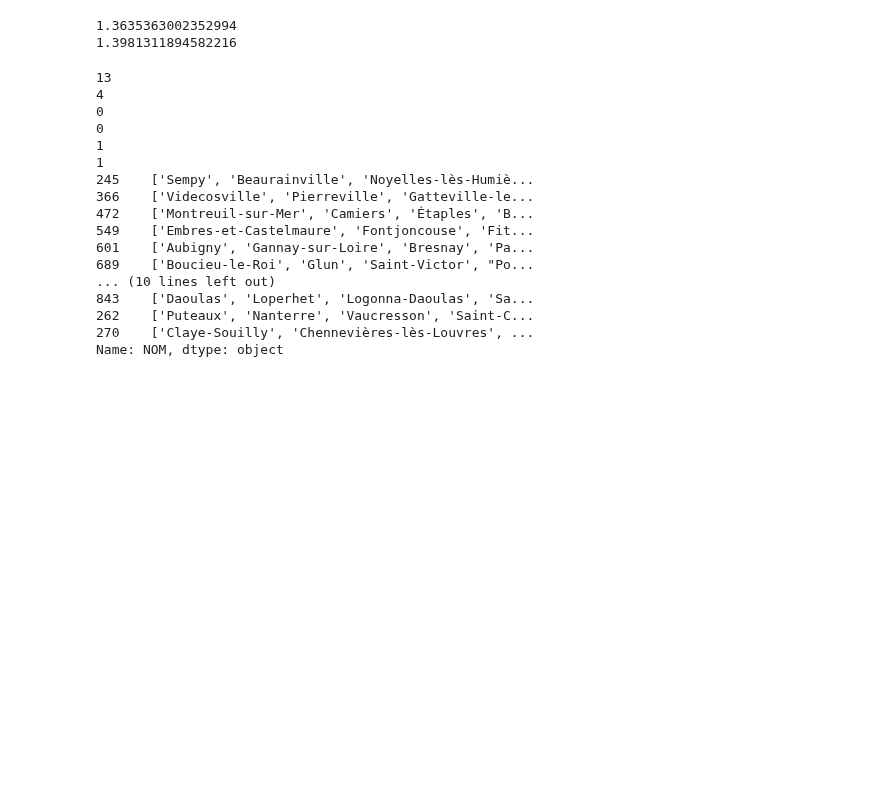
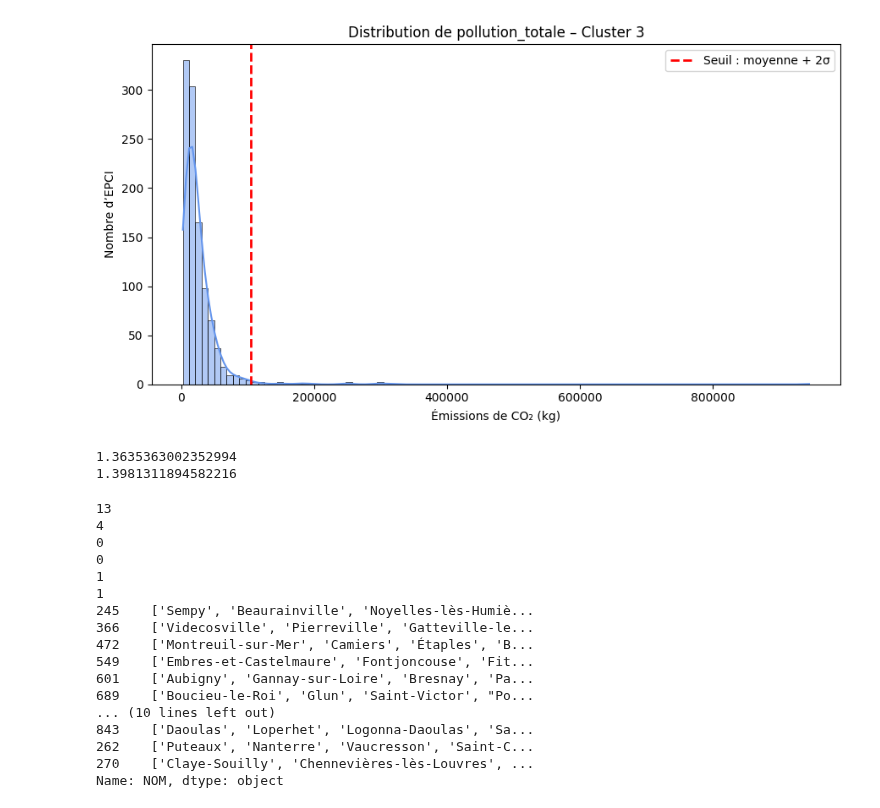
Before and after one commit to Qntouille/statapp, a Jupyter notebook: emission_politiques.ipynb, the cells around one changed output. Cells and saved outputs as stored; diff of their text form; code cells hidden in the pictures; blank space fills up the shorter version.

Commit message:
graphes répartition pollution clusters

```diff
--- a/emission_politiques.ipynb
+++ b/emission_politiques.ipynb
@@ -106,6 +108,53 @@ epci_features['pollution_flux_jaunes'] = (
 
 epci_features['pollution_totale'] = (
     epci_features['pollution_flux_rouges'] + epci_features['pollution_flux_jaunes'])
+# %%
+# Répartition dans cluster 3 pour voir si à peu près gaussienne
+
+def plot_distribution_cluster(df, cluster_id, col='pollution_totale', bins=100):
+    """
+    Affiche la distribution des émissions dans un cluster donné :
+    - histogramme + densité KDE
+    - seuil en moyenne + 2 * écart-type
+    """
+    import seaborn as sns
+    import matplotlib.pyplot as plt
+
+    subset = df[df['cluster'] == cluster_id]
+
+    if subset.empty:
+        print(f"Aucun EPCI dans le cluster {cluster_id}")
+        return
+
+    # Calcul des statistiques
+    moyenne = subset[col].mean()
+    ecart_type = subset[col].std()
+    seuil = moyenne + 2 * ecart_type
+
+    # Affichage
+    plt.figure(figsize=(9, 5))
+    sns.histplot(
+        data=subset,
+        x=col,
+        kde=True,
+        bins=bins,
+        color='cornflowerblue',
+        edgecolor='black'
+    )
+
+    # Ligne verticale à seuil
+    plt.axvline(seuil, color='red', linestyle='--', linewidth=2, label='Seuil : moyenne + 2σ')
+
+    plt.title(f"Distribution de {col} – Cluster {cluster_id}")
+    plt.xlabel("Émissions de CO₂ (kg)")
+    plt.ylabel("Nombre d’EPCI")
+    plt.legend()
+    plt.tight_layout()
+    plt.show()
+
+plot_distribution_cluster(epci_features, cluster_id=3, col='pollution_totale')
+# %% [output]
+[figure, added]
 # %%
 mauvais_eleves = []
 
```
Also changed, not shown: parts of 1 cell of this notebook.
